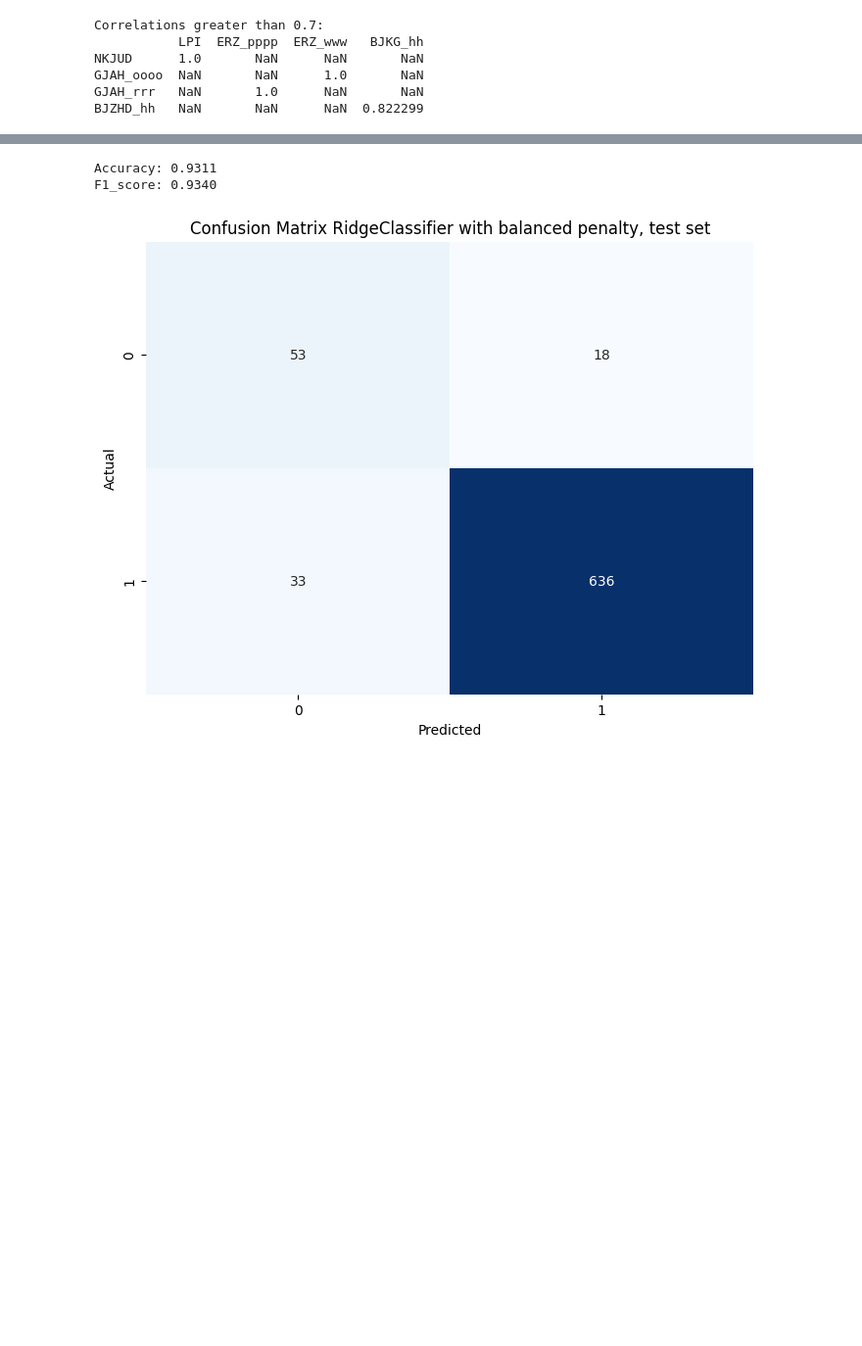
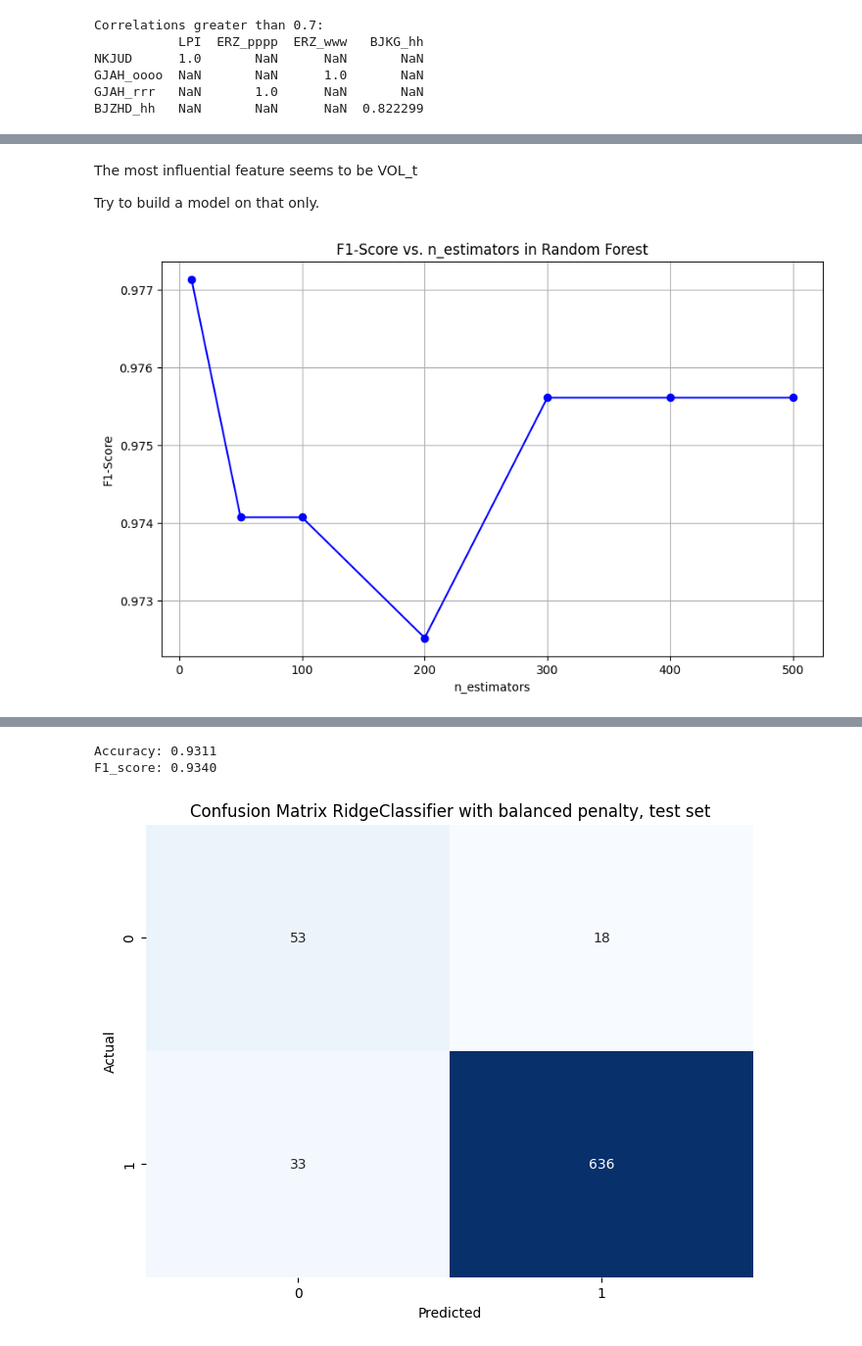
Before and after one commit to nursaltyn/binary_classifier, a Jupyter notebook: classifier.ipynb, the cells around one changed output, grey strips where cells are left out. Shown: that part at 98% size. Drawn from its saved outputs; the diff is of its cells as text; code cells hidden in the pictures; blank space fills up the shorter version.

```diff
--- a/classifier.ipynb
+++ b/classifier.ipynb
@@ -539,0 +567,27 @@ Error weight to class 'yes': 0.540303738317757
+# %% [markdown]
+The most influential feature seems to be  VOL_t
+
+Try to build a model on that only.
+# %%
+n_estimators_range = [10, 50, 100, 200, 300, 400, 500]
+f1_scores = []
+accuracies = []
+for n in n_estimators_range:
+    rf = RandomForestClassifier(n_estimators=n, class_weight='balanced')
+    rf.fit(X_train, y_train)
+    y_pred = rf.predict(X_test)
+    accuracy = accuracy_score(y_test, y_pred)
+    conf_matrix = confusion_matrix(y_test, y_pred)
+    f1 = f1_score(y_test, y_pred, average='weighted')
+    f1_scores.append(f1)
+    accuracies.append(accuracy)
+# %%
+plt.figure(figsize=(10, 6))
+plt.plot(n_estimators_range, f1_scores, marker='o', linestyle='-', color='b')
+plt.title('F1-Score vs. n_estimators in Random Forest')
+plt.xlabel('n_estimators')
+plt.ylabel('F1-Score')
+plt.grid(True)
+plt.show()
+# %% [output]
+[figure, added]
```
Also changed, not shown: parts of 65 cells of this notebook, 4 other files.
